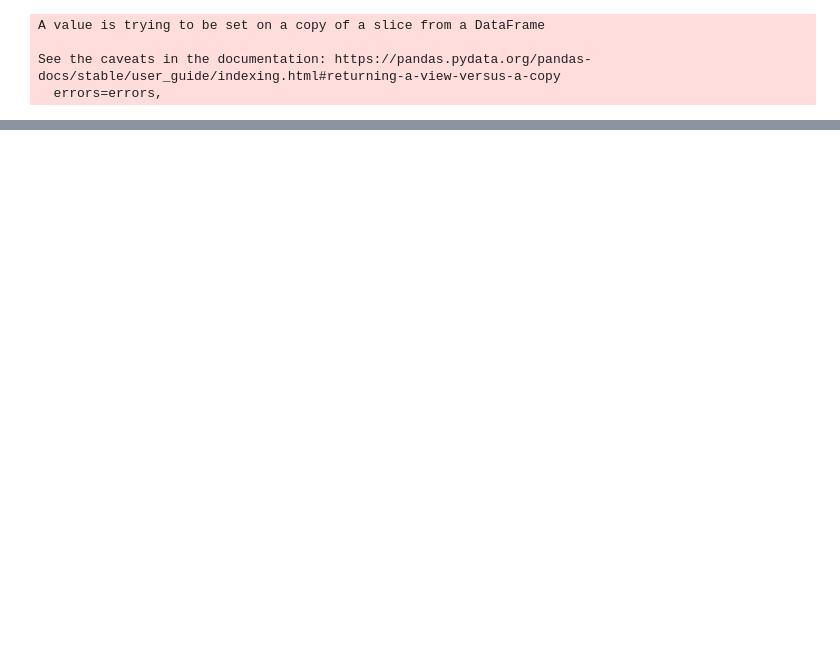
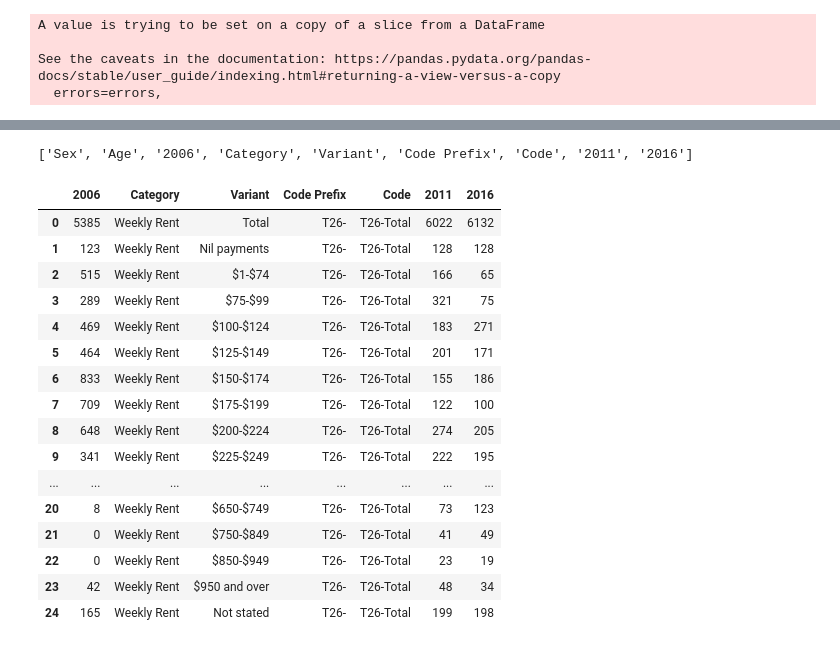
Before and after one commit to JDICKENSON91/Final-Project, a Jupyter notebook: ETL/ETL.ipynb, the cells around one changed output, grey strips where cells are left out. Saved outputs shown, nothing was run; the diff lists cells and outputs as text; code cells hidden in the pictures; blank space fills up the shorter version.

```diff
--- a/ETL/ETL.ipynb
+++ b/ETL/ETL.ipynb
@@ -176,0 +303,38 @@ ABS_T12_TVP
+# %%
+ABS_T26_TVP = ABS_T26_Rent
+ABS_T26_TVP.rename(columns={"Dwelling Structure": "Variant Code",'Rent (Weekly)': "Variant"}, inplace = True)
+ABS_T26_TVP['Category'] = 'Weekly Rent'
+ABS_T26_TVP['Code Prefix'] = 'T26-'
+ABS_T26_TVP['Variant Code'] = 'Total'
+ABS_T26_TVP['Code'] = ABS_T26_TVP['Code Prefix'] + ABS_T26_TVP['Variant Code']
+ABS_T26_TVP['2006'] = ABS_T26_TVP['2006'].str.replace(' ', '')
+ABS_T26_TVP['2006'] = ABS_T26_TVP['2006'].astype(int)
+ABS_T26_TVP['2011'] = ABS_T26_TVP['2011'].str.replace(' ', '')
+ABS_T26_TVP['2011'] = ABS_T26_TVP['2011'].astype(int)
+ABS_T26_TVP['2016'] = ABS_T26_TVP['2016'].str.replace(' ', '')
+ABS_T26_TVP['2016'] = ABS_T26_TVP['2016'].astype(int)
+ABS_T26_TVP = ABS_T26_TVP.filter(['2006','Category','Variant','Code Prefix','Code','2011','2016'], axis=1)
+# %%
+print(list(ABS_TVP_A_Merged.columns))
+# %% [output]
+['Sex', 'Age', '2006', 'Category', 'Variant', 'Code Prefix', 'Code', '2011', '2016']
+# %%
+ABS_T26_TVP
+# %% [output]
+|  | 2006 | Category | Variant | Code Prefix | Code | 2011 | 2016 |
+| 0 | 5385 | Weekly Rent | Total | T26- | T26-Total | 6022 | 6132 |
+| 1 | 123 | Weekly Rent | Nil payments | T26- | T26-Total | 128 | 128 |
+| 2 | 515 | Weekly Rent | $1-$74 | T26- | T26-Total | 166 | 65 |
+| 3 | 289 | Weekly Rent | $75-$99 | T26- | T26-Total | 321 | 75 |
+| 4 | 469 | Weekly Rent | $100-$124 | T26- | T26-Total | 183 | 271 |
+| 5 | 464 | Weekly Rent | $125-$149 | T26- | T26-Total | 201 | 171 |
+| 6 | 833 | Weekly Rent | $150-$174 | T26- | T26-Total | 155 | 186 |
+| 7 | 709 | Weekly Rent | $175-$199 | T26- | T26-Total | 122 | 100 |
+| 8 | 648 | Weekly Rent | $200-$224 | T26- | T26-Total | 274 | 205 |
+| 9 | 341 | Weekly Rent | $225-$249 | T26- | T26-Total | 222 | 195 |
+| ... | ... | ... | ... | ... | ... | ... | ... |
+| 20 | 8 | Weekly Rent | $650-$749 | T26- | T26-Total | 73 | 123 |
+| 21 | 0 | Weekly Rent | $750-$849 | T26- | T26-Total | 41 | 49 |
+| 22 | 0 | Weekly Rent | $850-$949 | T26- | T26-Total | 23 | 19 |
+| 23 | 42 | Weekly Rent | $950 and over | T26- | T26-Total | 48 | 34 |
+| 24 | 165 | Weekly Rent | Not stated | T26- | T26-Total | 199 | 198 |
```
Also changed, not shown: parts of 27 cells of this notebook, 1 other file.
